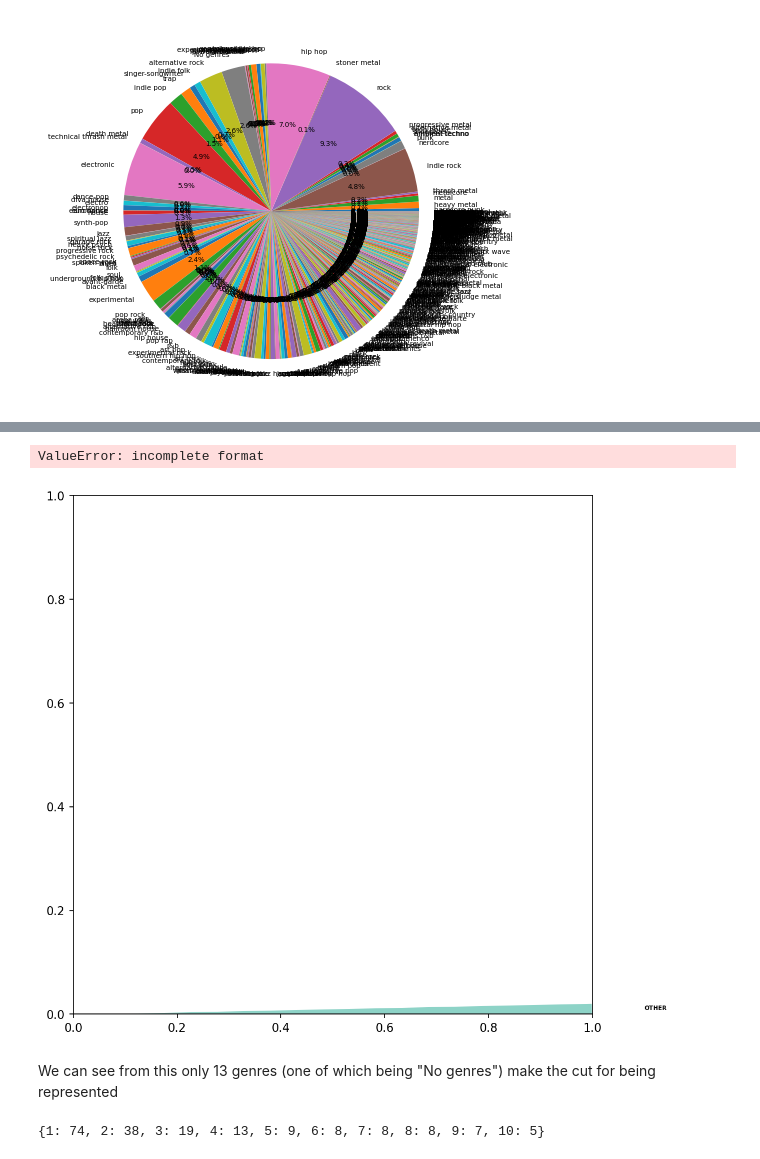
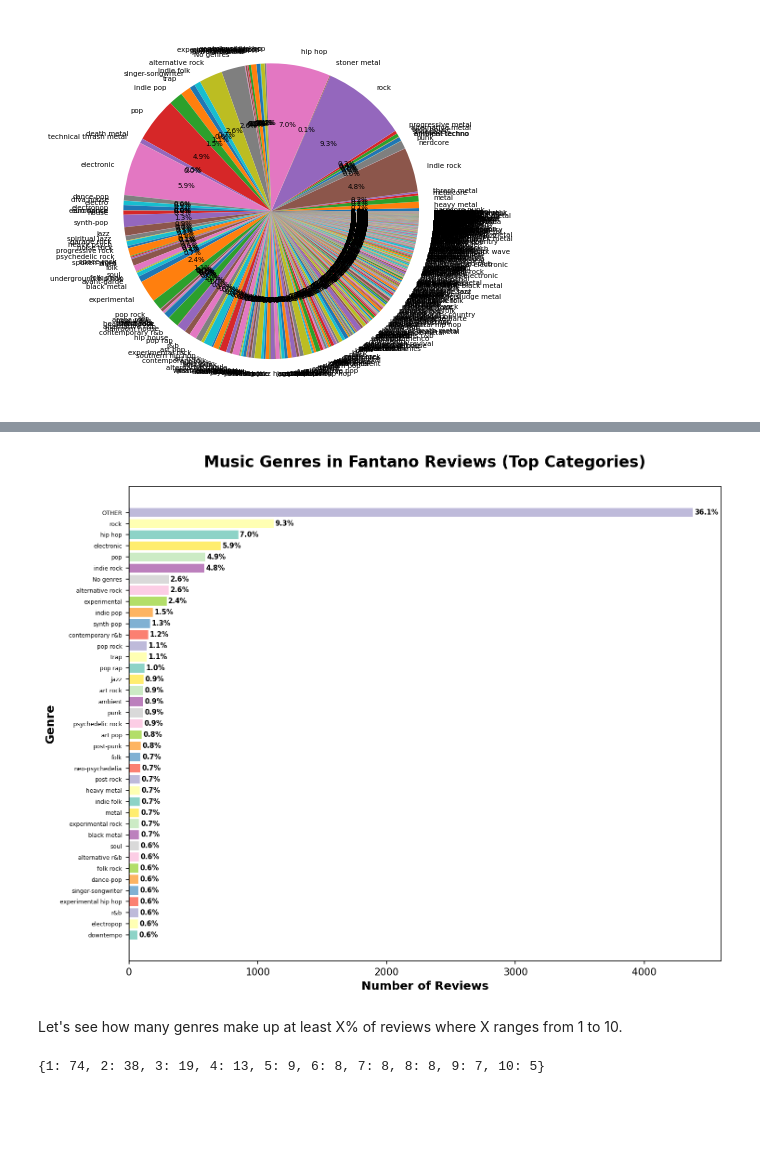
Before and after one commit to romankouz/FantAIno, a Jupyter notebook: EDA/genres.ipynb, the cells around one changed output, grey strips where cells are left out. Saved outputs shown, nothing was run; the diff lists cells and outputs as text; code cells hidden in the pictures; blank space fills up the shorter version.

```diff
--- a/EDA/genres.ipynb
+++ b/EDA/genres.ipynb
@@ -82,14 +83,8 @@ NUM_REVIEWS = melondy_df.shape[0]
 MIN_COUNT = NUM_REVIEWS * MIN_PERCENTAGE / 100
 print(f"Album must have been reviewed at least {MIN_COUNT} times to be labeled.")
 
-def autopct_format(pct, min_percentage=MIN_PERCENTAGE):
-    corrected_prop = ((pct / 100) * genre_counts_df["count"].sum()) / NUM_REVIEWS
-    corrected_pct = corrected_prop * 100
-    return f'{corrected_pct:.1f}%' if corrected_pct >= min_percentage else ''
-
-# have to predefine labels b/c the labels arg doesn't accept an executable
-other_mapped_index = [genre if genre_counts_df.loc[genre].item() >= MIN_COUNT else "OTHER" for genre in list(genre_counts_df.index)]
-genre_counts_df[genre_counts_df["count"] <= MIN_COUNT].index = "OTHER"
-labels = [genre if genre_counts_df.loc[genre].item() >= MIN_COUNT else "OTHER" for genre in list(genre_counts_df.index)]
+filtered_genre_counts_df = genre_counts_df[genre_counts_df["count"] >= MIN_COUNT].copy(deep=True)
+filtered_genre_counts_df.loc["OTHER"] = genre_counts_df[genre_counts_df["count"] < MIN_COUNT].sum().item()
+filtered_genre_counts_df.sort_values("count", ascending=False)
 # %% [output]
 Album must have been reviewed at least 65.78 times to be labeled.
@@ -97,36 +108,45 @@ TypeError: Index(...) must be called with a collection of some kind, 'OTHER' was
 # %%
-counts = genre_counts_df["count"]
-colors = plt.get_cmap("Set3").colors
+counts = filtered_genre_counts_df["count"]
+genres = filtered_genre_counts_df.index
 
-fig, ax = plt.subplots(figsize=(8, 8), dpi=150)
+sorted_df = filtered_genre_counts_df.sort_values(by="count", ascending=True)
+sorted_counts = sorted_df["count"]
+sorted_genres = sorted_df.index
 
-wedges, texts, autotexts = ax.pie(
-    counts,
-    labels=labels,
-    autopct='%1.1f%%', # Display percentage with one decimal place
-    colors=colors[:len(counts)],   # limit colors to number of slices
-    textprops={'fontsize': 5, 'weight': 'bold', 'color': 'black'},
-    wedgeprops={'edgecolor': 'white', 'linewidth': 1}
-)
-for autotext in autotexts:
-    autotext.set_color("black")
-    autotext.set_fontsize(5)
-    autotext.set_weight("bold")
+fig, ax = plt.subplots(figsize=(10, 8), dpi=150) # Adjust figure size for better readability
+ax.barh(sorted_genres, sorted_counts, color=plt.get_cmap("Set3").colors)
+
+# Add percentages to each bar (GPT Generated)
+total_reviews = counts.sum() # Calculate the total number of reviews for percentage calculation
+for i, count in enumerate(sorted_counts):
+    percentage = (count / total_reviews) * 100
+    # Place the text (percentage) next to each bar
+    ax.text(
+        count + (total_reviews * 0.001), # Position text slightly to the right of the bar
+        i, # Y-coordinate for the text (same as the bar)
+        f'{percentage:.1f}%', # Format percentage to one decimal place
+        va='center', # Vertically align text to the center of the bar
+        fontsize=7, # Set font size for readability
+        weight='bold' # Make text bold
+    )
 
 ax.set_title(
-    "Music Genres in Fantano Reviews",
-    fontsize=18,
+    "Music Genres in Fantano Reviews (Top Categories)",
+    fontsize=16,
     weight="bold",
     pad=20
 )
 
+ax.set_xlabel("Number of Reviews", fontsize=12, weight="bold")
+ax.set_ylabel("Genre", fontsize=12, weight="bold")
+
+ax.tick_params(axis='y', labelsize=6)
 plt.tight_layout()
 plt.show()
 # %% [output]
-ValueError: incomplete format
-[figure, old version]
+[figure, new version]
 # %% [markdown]
-We can see from this only 13 genres (one of which being "No genres") make the cut for being represented
+Let's see how many genres make up at least X% of reviews where X ranges from 1 to 10.
 # %%
 genre_pct = {}
 for pct in range(1, 11):
```
Also changed, not shown: parts of 7 cells of this notebook, 16 other files.
